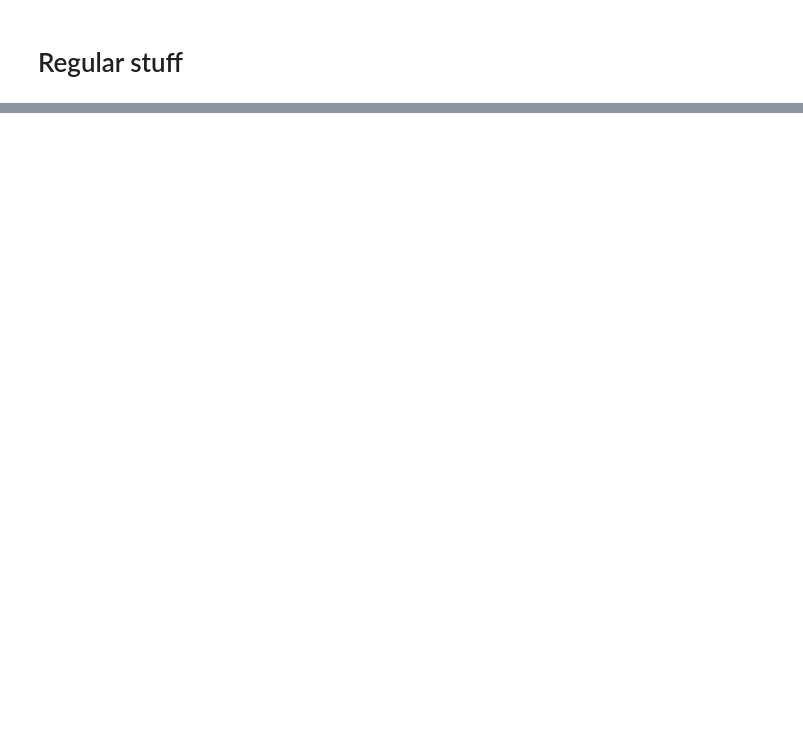
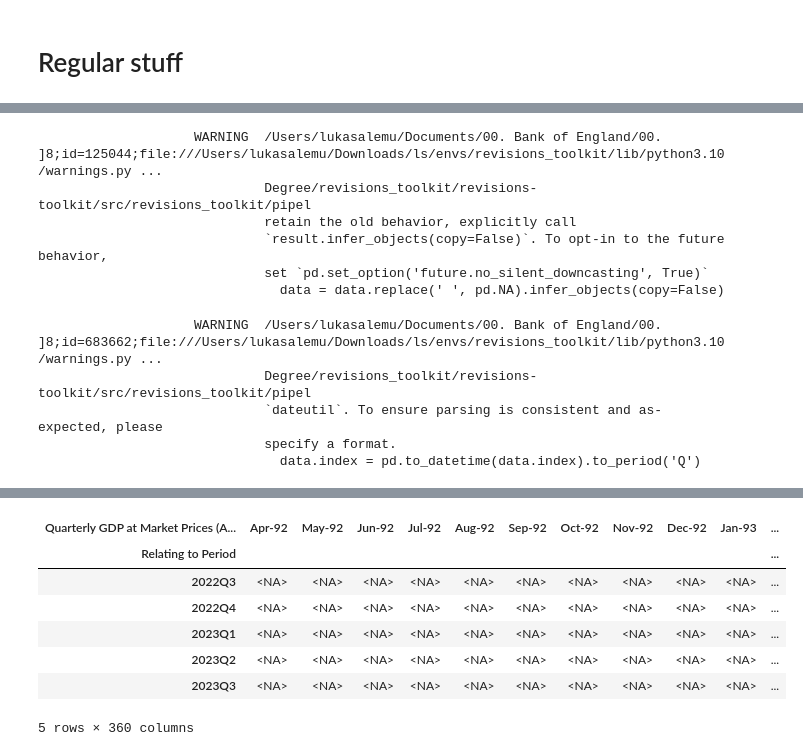
Before and after one commit to lukas-al/revisions_toolkit, a Jupyter notebook: revisions-toolkit/notebooks/test_nb.ipynb, the cells around one changed output, grey strips where cells are left out. Drawn from its saved outputs; the diff is of its cells as text; code cells hidden in the pictures; blank space fills up the shorter version.

Commit message:
Add quarterly and monthly GDP data - headline

```diff
--- a/revisions-toolkit/notebooks/test_nb.ipynb
+++ b/revisions-toolkit/notebooks/test_nb.ipynb
@@ -9,0 +29,4 @@
+# %%
+test_dict_Q = context.catalog.load("headline_qgdp_vintages")
+
+test_dict_M = context.catalog.load("headline_mgdp_vintages")
@@ -9,0 +50,3 @@
+# %%
+quarterly_vintages = Qgdp_nodes.load_quarterly_data(test_dict_Q)
+quarterly_vintages.head()
@@ -9,0 +76,4 @@
+# %%
+clean_quarterly_vintages = Qgdp_nodes.clean_quarterly_data(quarterly_vintages)
+clean_quarterly_vintages.tail()
+# %% [output]
@@ -9,0 +81,11 @@
+                    WARNING  /Users/lukasalemu/Documents/00. Bank of England/00.                    ]8;id=125044;file:///Users/lukasalemu/Downloads/ls/envs/revisions_toolkit/lib/python3.10/warnings.py ...
+                             Degree/revisions_toolkit/revisions-toolkit/src/revisions_toolkit/pipel
+                             retain the old behavior, explicitly call
+                             `result.infer_objects(copy=False)`. To opt-in to the future behavior,
+                             set `pd.set_option('future.no_silent_downcasting', True)`
+                               data = data.replace(' ', pd.NA).infer_objects(copy=False)
+                    WARNING  /Users/lukasalemu/Documents/00. Bank of England/00.                    ]8;id=683662;file:///Users/lukasalemu/Downloads/ls/envs/revisions_toolkit/lib/python3.10/warnings.py ...
+                             Degree/revisions_toolkit/revisions-toolkit/src/revisions_toolkit/pipel
+                             `dateutil`. To ensure parsing is consistent and as-expected, please
+                             specify a format.
+                               data.index = pd.to_datetime(data.index).to_period('Q')
@@ -9,0 +93,8 @@
+| Quarterly GDP at Market Prices (A... | Apr-92 | May-92 | Jun-92 | Jul-92 | Aug-92 | Sep-92 | Oct-92 | Nov-92 | Dec-92 | Jan-93 | ... |
+| Relating to Period |  |  |  |  |  |  |  |  |  |  | ... |
+| 2022Q3 | <NA> | <NA> | <NA> | <NA> | <NA> | <NA> | <NA> | <NA> | <NA> | <NA> | ... |
+| 2022Q4 | <NA> | <NA> | <NA> | <NA> | <NA> | <NA> | <NA> | <NA> | <NA> | <NA> | ... |
+| 2023Q1 | <NA> | <NA> | <NA> | <NA> | <NA> | <NA> | <NA> | <NA> | <NA> | <NA> | ... |
+| 2023Q2 | <NA> | <NA> | <NA> | <NA> | <NA> | <NA> | <NA> | <NA> | <NA> | <NA> | ... |
+| 2023Q3 | <NA> | <NA> | <NA> | <NA> | <NA> | <NA> | <NA> | <NA> | <NA> | <NA> | ... |
+5 rows × 360 columns
```
Also changed, not shown: parts of 21 cells of this notebook, 14 other files.
